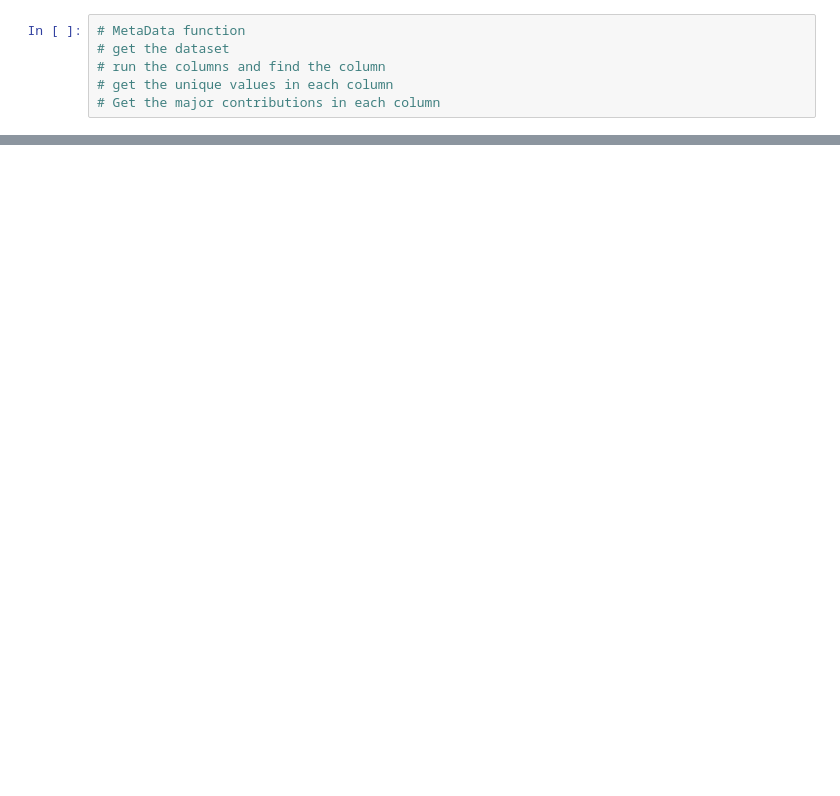
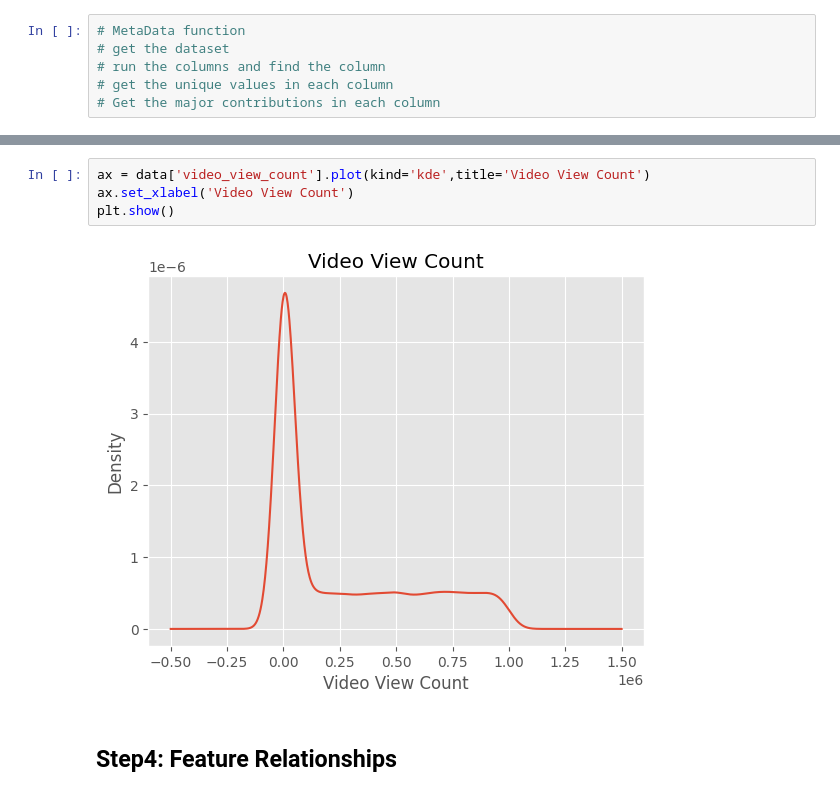
Before and after one commit to le-patrice/EDA, a Jupyter notebook: data-mining-tiktok-dataset.ipynb, the cells around one changed output, grey strips where cells are left out. Drawn from its saved outputs; the diff is of its cells as text; blank space fills up the shorter version.

```diff
--- a/data-mining-tiktok-dataset.ipynb
+++ b/data-mining-tiktok-dataset.ipynb
@@ -85,0 +185,8 @@ def meta(data):
+# %%
+ax = data['video_view_count'].plot(kind='kde',title='Video View Count')
+ax.set_xlabel('Video View Count')
+plt.show()
+# %% [output]
+[figure, added]
+# %% [markdown]
+## Step4: Feature Relationships
```
Also changed, not shown: parts of 42 cells of this notebook.
